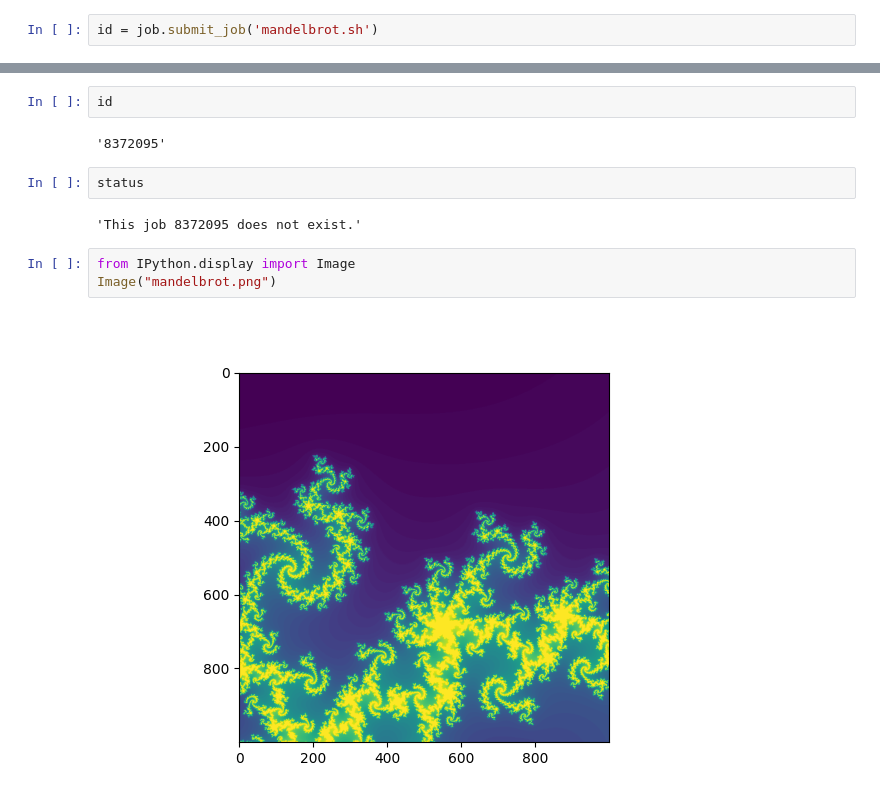
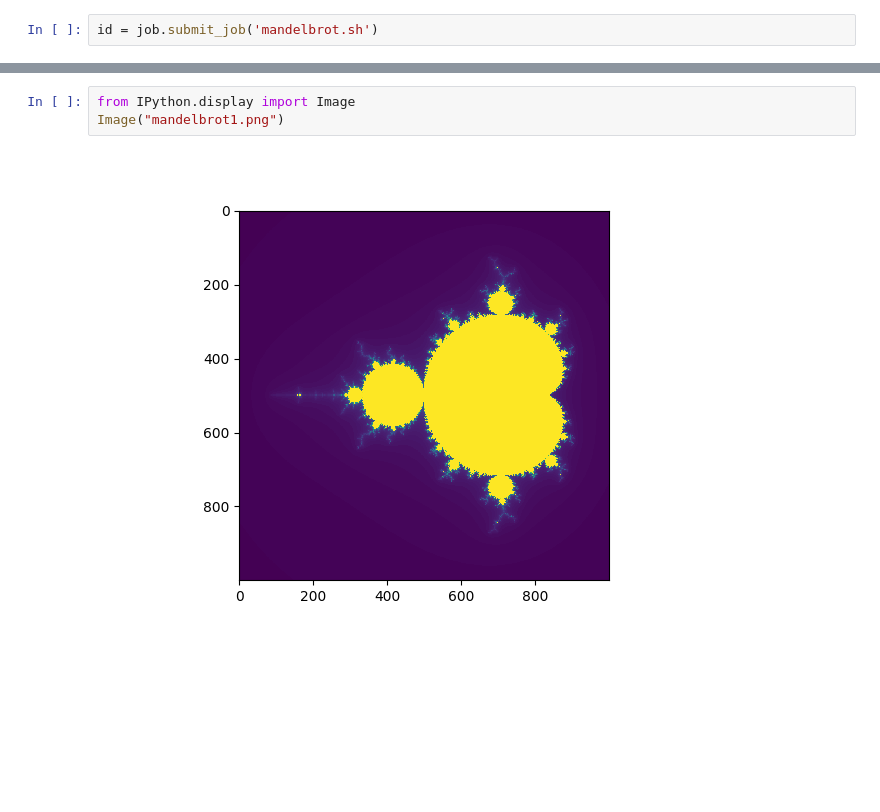
Before and after one commit to SC2020-zbw/MSc_project, a Jupyter notebook: examples/Mandelbrot/Mandelbrot.ipynb, the cells around one changed output, grey strips where cells are left out. Saved outputs shown, nothing was run; the diff lists cells and outputs as text; blank space fills up the shorter version.

```diff
--- a/examples/Mandelbrot/Mandelbrot.ipynb
+++ b/examples/Mandelbrot/Mandelbrot.ipynb
@@ -25,13 +29,5 @@ python3 mandelbrot.py
-# %%
-id
-# %% [output]
-'8372095'
-# %%
-status
-# %% [output]
-'This job 8372095 does not exist.'
 # %%
 from IPython.display import Image
-Image("mandelbrot.png")
+Image("mandelbrot1.png")
 # %% [output]
-[figure, old version]
+[figure, new version]
```
Also changed, not shown: parts of 5 cells of this notebook, 12 other files.
